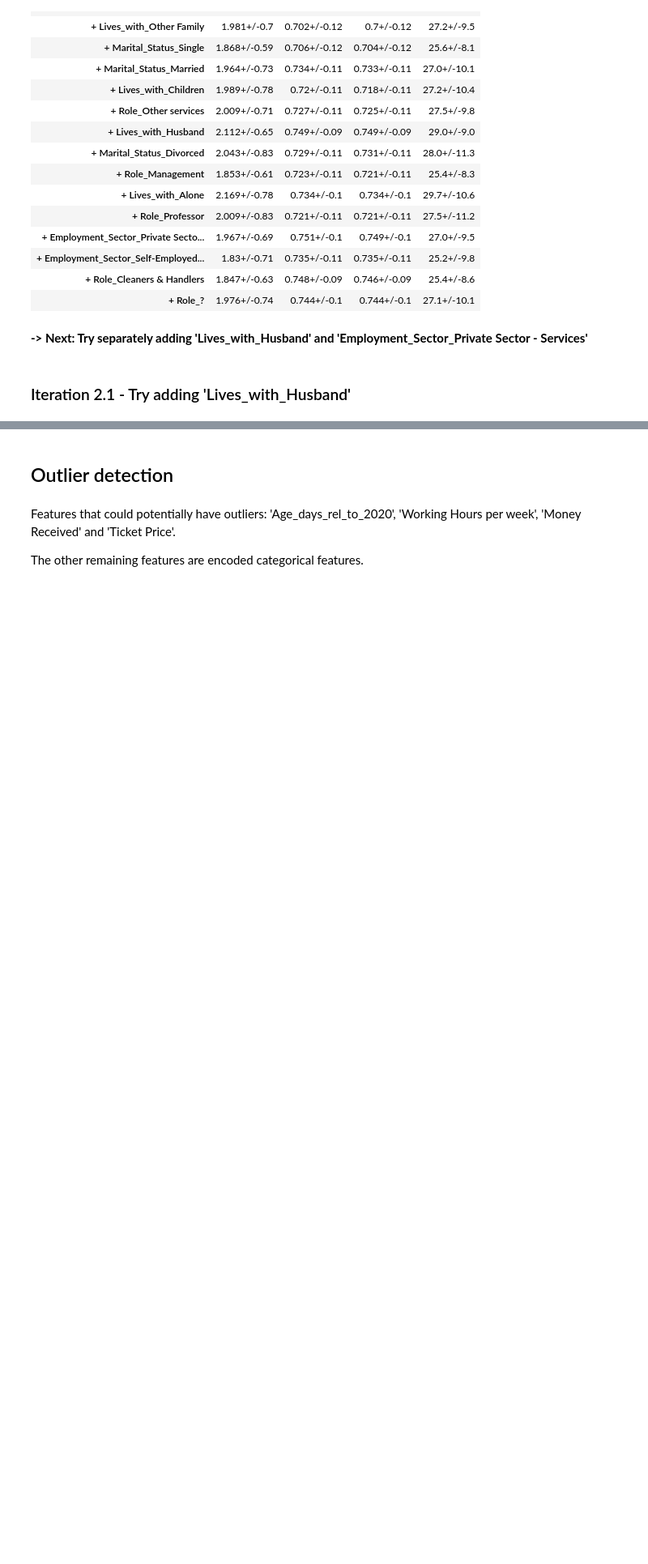
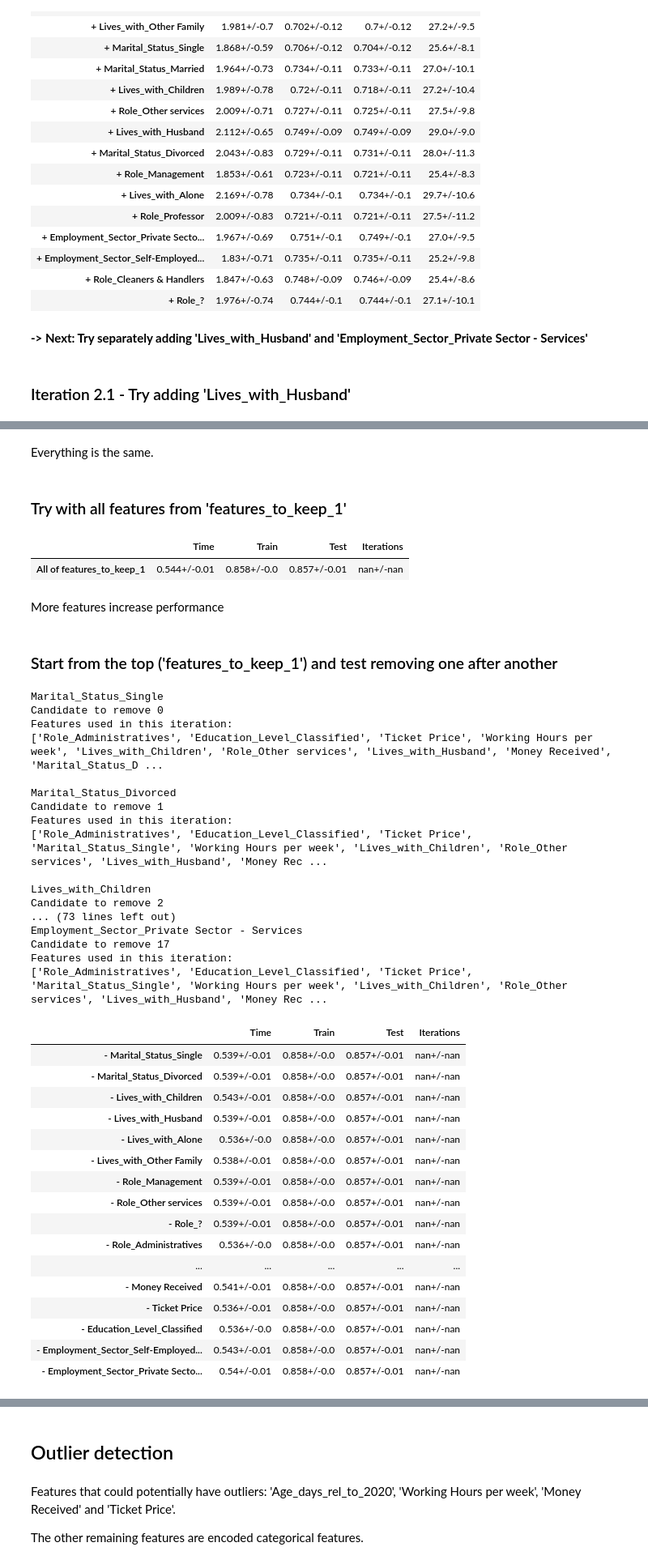
Before and after one commit to ph1001/Group-Project-Machine-Learning-Group-50, a Jupyter notebook: Notebooks/20201223_HV_PM.ipynb, the cells around one changed output, grey strips where cells are left out. Shown at 81% size. Cells and saved outputs as stored; diff of their text form; code cells hidden in the pictures; blank space fills up the shorter version.

```diff
--- a/Notebooks/20201223_HV_PM.ipynb
+++ b/Notebooks/20201223_HV_PM.ipynb
@@ -1512,0 +1615,2 @@ Features used in this iteration:
+# %% [markdown]
+Everything is the same.
@@ -1512,0 +1619,78 @@ Features used in this iteration:
+# %% [markdown]
+### Try with all features from 'features_to_keep_1'
+# %%
+X = train_data[features_to_keep_1]
+df = pd.DataFrame(columns = ['Time','Train','Test', 'Iterations'], index = ['All of features_to_keep_1'])
+model = AdaBoostClassifier()
+results_ABC_keep_1 = show_results_intern(df, (model,False))
+results_ABC_keep_1
+# %% [output]
+|  | Time | Train | Test | Iterations |
+| All of features_to_keep_1 | 0.544+/-0.01 | 0.858+/-0.0 | 0.857+/-0.01 | nan+/-nan |
+# %% [markdown]
+More features increase performance
+# %% [markdown]
+### Start from the top ('features_to_keep_1') and test removing one after another
+# %%
+def building_df_removing_feature(current_features, candidates):
+    """Adapt model in this function (at the bottom)!
+    Runs 'show_results_intern' with every feature candidate and builds a dataframe with the results."""
+
+    # Create a dataframe for results
+    results_df = pd.DataFrame(columns=['Time','Train','Test', 'Iterations'])
+
+    # Define the index
+    index = []
+    for feature in candidates:
+        index = index + ['-' + ' ' + feature]
+
+    for iteration, feature in enumerate(candidates):
+        print(feature)
+        print('Candidate to remove', iteration)
+        features_to_use_this_iteration = listRemove(current_features, feature)
+        print('Features used in this iteration:')
+        print(features_to_use_this_iteration)
+        print('')
+        X = train_data[features_to_use_this_iteration]
+        df = pd.DataFrame(columns = ['Time','Train','Test', 'Iterations'], index = [index[iteration]])
+        model = AdaBoostClassifier()
+        df = show_results_intern(df, (model,False))
+        results_df = results_df.append(df)
+    return results_df
+# %%
+building_df_removing_feature(features_to_keep_1, features_to_keep_1)
+# %% [output]
+Marital_Status_Single
+Candidate to remove 0
+Features used in this iteration:
+['Role_Administratives', 'Education_Level_Classified', 'Ticket Price', 'Working Hours per week', 'Lives_with_Children', 'Role_Other services', 'Lives_with_Husband', 'Money Received', 'Marital_Status_D ...
+
+Marital_Status_Divorced
+Candidate to remove 1
+Features used in this iteration:
+['Role_Administratives', 'Education_Level_Classified', 'Ticket Price', 'Marital_Status_Single', 'Working Hours per week', 'Lives_with_Children', 'Role_Other services', 'Lives_with_Husband', 'Money Rec ...
+
+Lives_with_Children
+Candidate to remove 2
+... (73 lines left out)
+Employment_Sector_Private Sector - Services
+Candidate to remove 17
+Features used in this iteration:
+['Role_Administratives', 'Education_Level_Classified', 'Ticket Price', 'Marital_Status_Single', 'Working Hours per week', 'Lives_with_Children', 'Role_Other services', 'Lives_with_Husband', 'Money Rec ...
+|  | Time | Train | Test | Iterations |
+| - Marital_Status_Single | 0.539+/-0.01 | 0.858+/-0.0 | 0.857+/-0.01 | nan+/-nan |
+| - Marital_Status_Divorced | 0.539+/-0.01 | 0.858+/-0.0 | 0.857+/-0.01 | nan+/-nan |
+| - Lives_with_Children | 0.543+/-0.01 | 0.858+/-0.0 | 0.857+/-0.01 | nan+/-nan |
+| - Lives_with_Husband | 0.539+/-0.01 | 0.858+/-0.0 | 0.857+/-0.01 | nan+/-nan |
+| - Lives_with_Alone | 0.536+/-0.0 | 0.858+/-0.0 | 0.857+/-0.01 | nan+/-nan |
+| - Lives_with_Other Family | 0.538+/-0.01 | 0.858+/-0.0 | 0.857+/-0.01 | nan+/-nan |
+| - Role_Management | 0.539+/-0.01 | 0.858+/-0.0 | 0.857+/-0.01 | nan+/-nan |
+| - Role_Other services | 0.539+/-0.01 | 0.858+/-0.0 | 0.857+/-0.01 | nan+/-nan |
+| - Role_? | 0.539+/-0.01 | 0.858+/-0.0 | 0.857+/-0.01 | nan+/-nan |
+| - Role_Administratives | 0.536+/-0.0 | 0.858+/-0.0 | 0.857+/-0.01 | nan+/-nan |
+| ... | ... | ... | ... | ... |
+| - Money Received | 0.541+/-0.01 | 0.858+/-0.0 | 0.857+/-0.01 | nan+/-nan |
+| - Ticket Price | 0.536+/-0.01 | 0.858+/-0.0 | 0.857+/-0.01 | nan+/-nan |
+| - Education_Level_Classified | 0.536+/-0.0 | 0.858+/-0.0 | 0.857+/-0.01 | nan+/-nan |
+| - Employment_Sector_Self-Employed... | 0.543+/-0.01 | 0.858+/-0.0 | 0.857+/-0.01 | nan+/-nan |
+| - Employment_Sector_Private Secto... | 0.54+/-0.01 | 0.858+/-0.0 | 0.857+/-0.01 | nan+/-nan |
```
Also changed, not shown: parts of 28 cells of this notebook, 5 other files.
